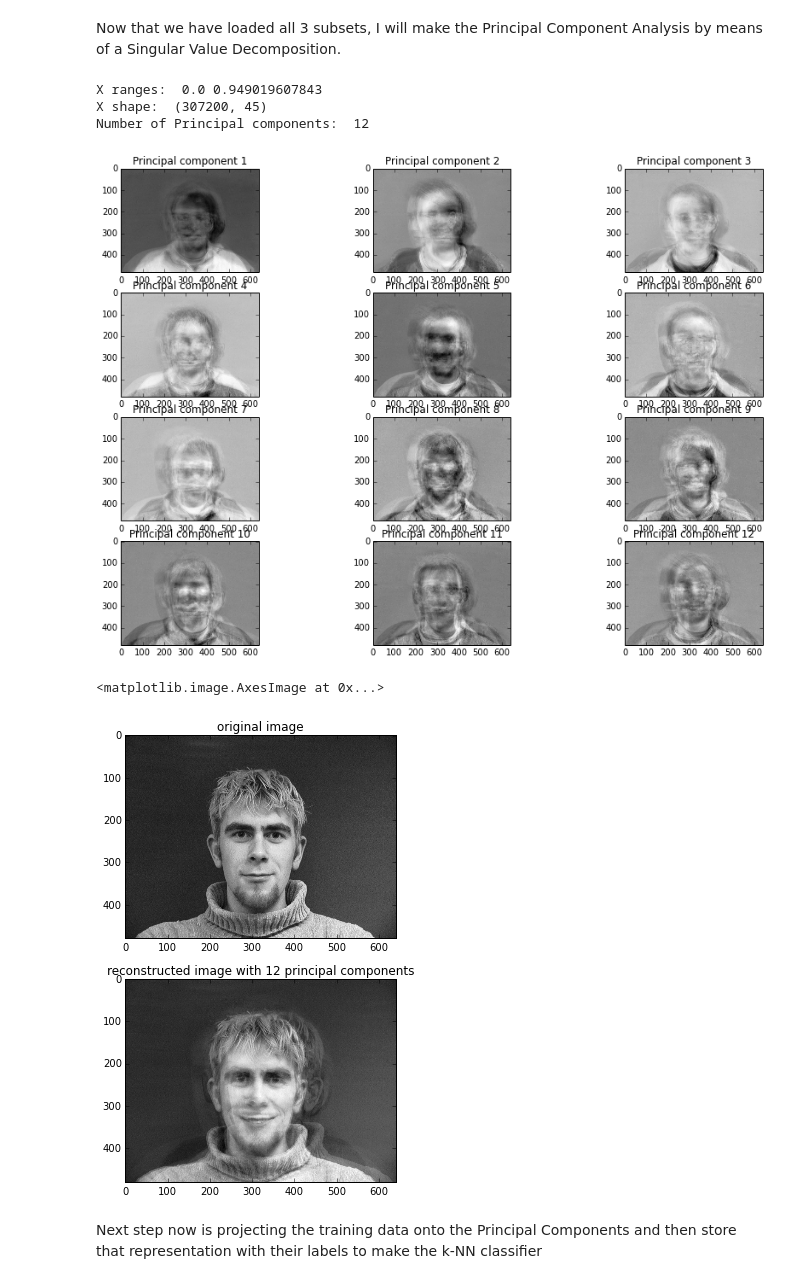
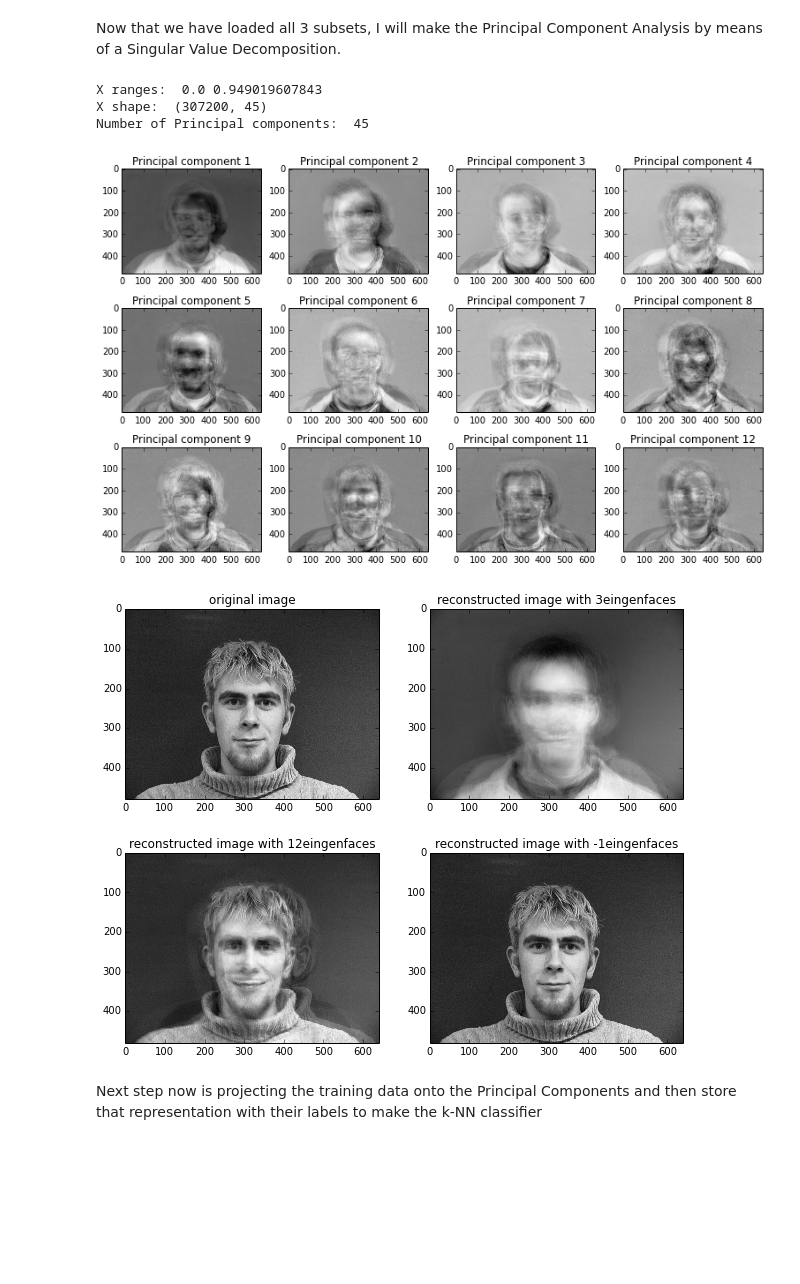
Before and after one commit to santi-pdp/face_recognizer, a Jupyter notebook: Face Recognition.ipynb, the cells around one changed output. Saved outputs shown, nothing was run; the diff lists cells and outputs as text; code cells hidden in the pictures; blank space fills up the shorter version.

Commit message:
Add more reconstructions to show different components addition effect in distortion

```diff
--- a/Face Recognition.ipynb
+++ b/Face Recognition.ipynb
@@ -31,7 +31,7 @@ Now that we have loaded all 3 subsets, I will make the Principal Component Analy
 X = np.transpose(pca_faces['X'])
 print "X ranges: ",X.min(), X.max()
 #Configure the number of PCs wanted: (0 means all)
-P=12
+P=0
 #obtain original images size
 i_cols = pca_faces['nb_colonnes']
 i_rows = pca_faces['nb_lignes']
@@ -45,60 +45,67 @@ print "X shape: ", X.shape
 m_face = np.mean(X,axis=1)
 
 X_pca = np.zeros(X.shape)
 #substract the mean, this is important to make a proper PCA without biasings
 for col in xrange(X.shape[1]):
     X_pca[:,col] = X[:,col] - m_face # now we have a mean matrix
 
 #Make a Singular Value Decomposition to obtain the principal components (eigenfaces)
 U, s, Vt = np.linalg.svd(X_pca,full_matrices=False)
 S = np.diag(s)
 
 #Taking the P principal components means taking the first P columns of the U orthonormal matrix
 if(not P):
     PC = U[:,:]
     P = S.shape[0]
 else:
     PC = U[:,:P]
     W = S[:P,:P].dot(Vt[:P,:])
 print "Number of Principal components: ", PC.shape[1]
 
 #Plot the principal components stored
 fig = plt.gcf()
 fig.set_size_inches(13, 8)
 for colIdx in xrange(PC.shape[1]):
+    if colIdx+1 > 3*4:
+        break
     plt.subplot(3,4,colIdx+1)
     plt.imshow(PC[:,colIdx].reshape((i_rows,i_cols), order='F'), cmap=cm.Greys_r)
     plt.title('Principal component '+str(colIdx+1))
 # %% [output]
 X ranges:  0.0 0.949019607843
 X shape:  (307200, 45)
-Number of Principal components:  12
+Number of Principal components:  45
-[figure, old version]
+[figure, new version]
 # %%
-#Let me depict the reconstruction of an image by means of the PCA
-#taking into account the P selected principal components
-
+#Let me depict the reconstruction of an image by means of the PCA with different components
+#we will see the original image and 3 reconstructions varying the P selected components
 #pick up the first image of the dataset and extract the mean face
 img = np.transpose(pca_faces['X'])[:,0]-m_face
-
-#project onto the Principal Components
-decomposed = np.transpose(img).dot(PC)
-
-#reconstruct the image adding the mean face
-img_reconstructed = m_face + decomposed.dot(np.transpose(PC))
 
 #make both showings to compare original against reconstructed
 fig = plt.gcf()
 fig.set_size_inches(10, 8)
-plt.subplot(2,1,1)
+plt.subplot(2,2,1)
 plt.title('original image')
 plt.imshow((X[:,0]).reshape((i_rows,i_cols),order='F'),cmap=cm.Greys_r)
-plt.subplot(2,1,2)
-plt.title('reconstructed image with ' + str(P) + ' principal components')
-plt.imshow(img_reconstructed.reshape((i_rows,i_cols), order='F'),cmap=cm.Greys_r)
+
+P = [3,12,-1] # -1 means all
+pidx=2
+#project onto the Principal Components
+for p in P:
+    decomposition = np.transpose(img).dot(PC[:,:p])
+    #reconstruct the images adding the mean face
+    reconstruction = m_face + decomposition.dot(np.transpose(PC[:,:p]))
+    #show the result
+    plt.subplot(2,2,pidx)
+    pidx += 1
+    if p == -1:
+        plt.title('reconstructed image with all eingenfaces')
+    else:
+        plt.title('reconstructed image with '+ str(p) +' eingenfaces')
+    plt.imshow(reconstruction.reshape((i_rows,i_cols), order='F'),cmap=cm.Greys_r)
 # %% [output]
-<matplotlib.image.AxesImage at 0x...>
-[figure, old version]
+[figure, new version]
 # %% [markdown]
 Next step now is projecting the training data onto the Principal Components and then store that representation with their labels to make the k-NN classifier
 # %%
```
Also changed, not shown: parts of 2 cells of this notebook.
